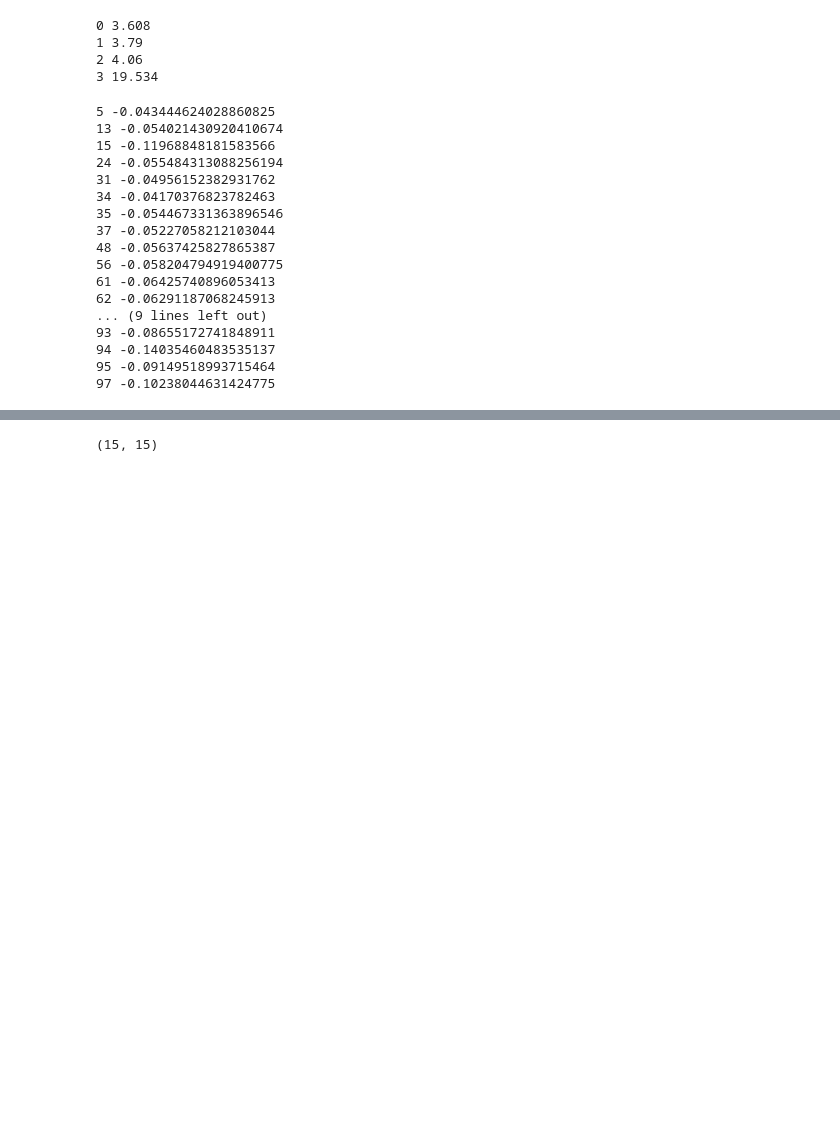
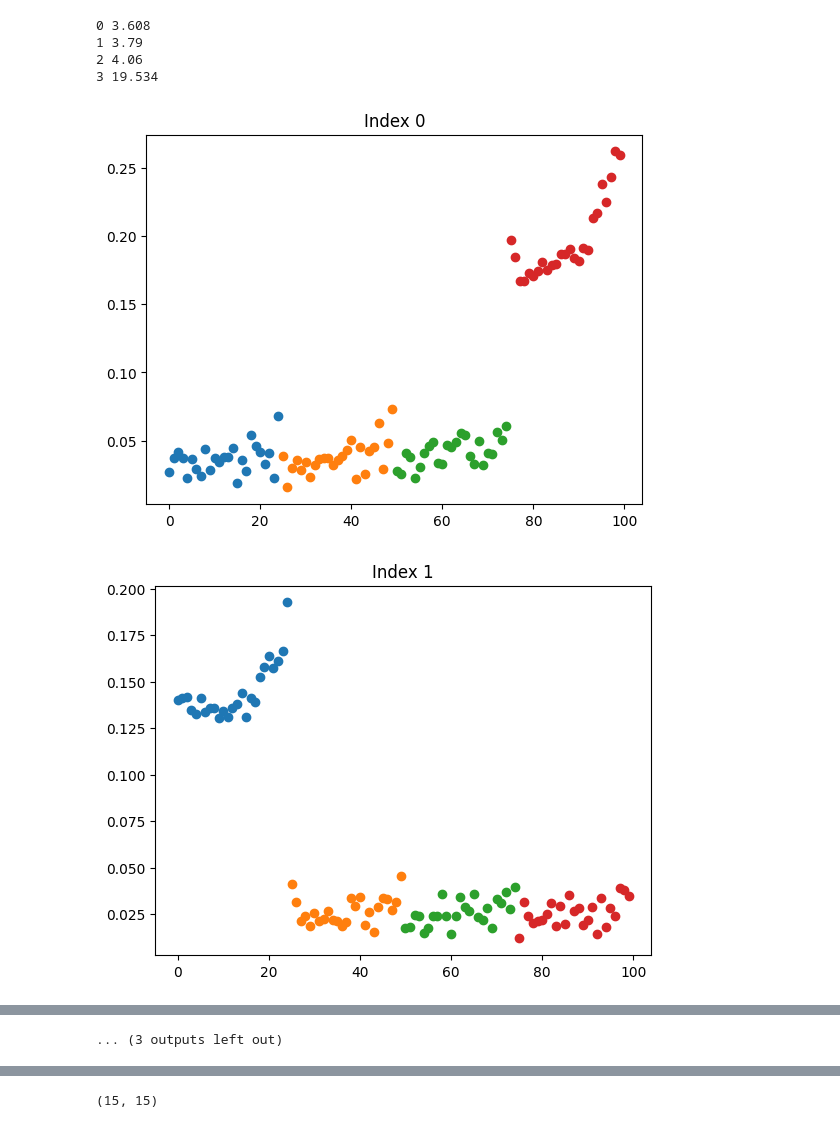
Before and after one commit to K1ngPat/Limestone_Data_Challenge, a Jupyter notebook: Submission.ipynb, the cells around one changed output, grey strips where cells are left out. Drawn from its saved outputs; the diff is of its cells as text; code cells hidden in the pictures; blank space fills up the shorter version.

```diff
--- a/Submission.ipynb
+++ b/Submission.ipynb
@@ -173,32 +165,24 @@ for p in range(4):
 3 19.534
 # %%
 stock_group_correl = [[0.0 for _ in range(15)] for _ in range(100)]
-for i in range(100):
+for i in tqdm(range(100)):
     for j in range(15):
         X = stock_returns[:, i]
         Y = index_returns[:, j]
         stock_group_correl[i][j] = np.corrcoef(X,Y)[0,1]
-# %%
-def group_index_analyze(grp, ind):
-    for stck in clusters[grp]:
-        print(stck, stock_group_correl[stck][ind])
-# %%
-group_index_analyze(0,5)
-# %% [output]
-5 -0.043444624028860825
-13 -0.054021430920410674
-15 -0.11968848181583566
-24 -0.055484313088256194
-31 -0.04956152382931762
-34 -0.04170376823782463
-35 -0.054467331363896546
-37 -0.05227058212103044
-48 -0.05637425827865387
-56 -0.058204794919400775
-61 -0.06425740896053413
-62 -0.06291187068245913
-... (9 lines left out)
-93 -0.08655172741848911
-94 -0.14035460483535137
-95 -0.09149518993715464
-97 -0.10238044631424775
+# %%
+def group_index_analyze(ind):
+    arr = [[] for _ in range(4)]
+    for cluster_no in range(4):
+        for stock_no in range(25):
+            arr[cluster_no].append(abs(stock_group_correl[clusters[cluster_no][stock_no]][ind]))
+    for i in range(4):
+        plt.scatter(list(range(25*i, 25*(i+1))), arr[i])
+    plt.title(f"Index {ind}")
+    plt.show()
+# %%
+for i in range(15):
+    group_index_analyze(i)
+# %% [output]
+[figure, added]
+[figure, added]
@@ -205,3 +199,4 @@ group_index_analyze(0,5)
+... (3 outputs left out)
 # %%
 data = [[[0 for _ in range(25)] for _ in range(199999)] for _ in range(4)]
 
```
Also changed, not shown: parts of 7 cells of this notebook.
